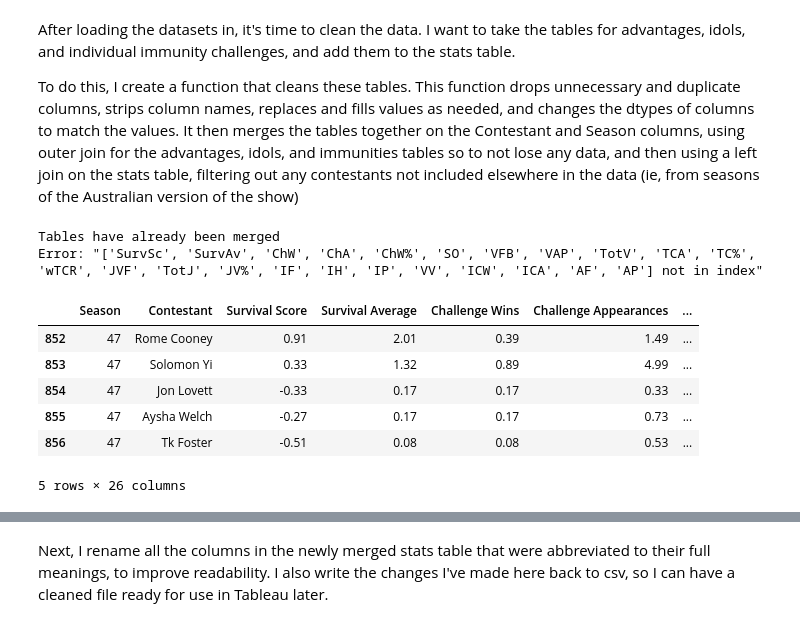
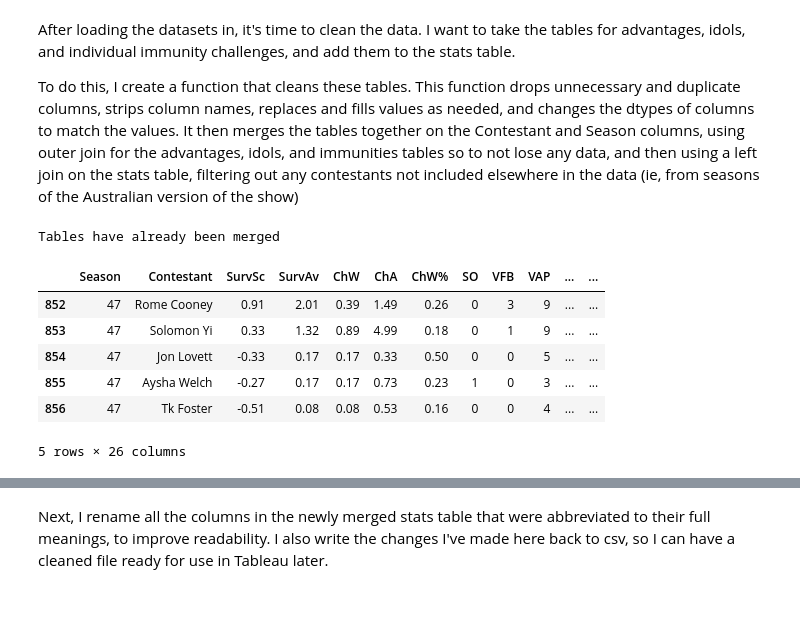
Before and after one commit to jubilbee/Survivor_EDA, a Jupyter notebook: Survivor_EDA.ipynb, the cells around one changed output, grey strips where cells are left out. Saved outputs shown, nothing was run; the diff lists cells and outputs as text; code cells hidden in the pictures.

Commit message:
Updated the function for extracting stats table in scraper.py, fixed datatypes in notebook, updated ERD

```diff
--- a/Survivor_EDA.ipynb
+++ b/Survivor_EDA.ipynb
@@ -103,40 +103,40 @@ def clean_and_merge(advantages:pd.DataFrame, idols:pd.DataFrame, immunities:pd.D
                                 'JV%', 'IF', 'IH', 'IP', 'VV', 'ICW', 'ICA', 'AF', 'AP', 'Notes']]
 
         stats['VAP'] = stats['VAP'].astype(str).str.rstrip('*')
         stats['TotV'] = stats['TotV'].astype(str).str.rstrip('*')
         stats['TCA'] = stats['TCA'].astype(str).str.rstrip('*')
         stats['TC%'] = stats['TC%'].astype(str).str.rstrip('*')
         stats['wTCR'] = stats['wTCR'].astype(str).str.rstrip('*')
 
         # drop rows where SurvSc is null (Season 48 - no values for stats yet)
         stats = stats.dropna(subset='SurvSc')
         # fill null values (notes with NA, everything else with 0)
         stats['Notes'] = stats['Notes'].fillna('NA')
         stats = stats.fillna(0)
         stats = stats.replace('-', '0')
         # to float- survsc, survav, chw, cha, chw%, tc%, wtcr, jv%
         # to int- so, vfb, vap, totv, tca, jvf, totj
-        stats.astype({
+        stats = stats.astype({
         'SurvSc': 'float64', 'SurvAv': 'float64', 'ChW': 'float64', 'ChA': 'float64',
         'ChW%': 'float64', 'TC%': 'float64', 'wTCR': 'float64', 'JV%': 'float64',
         'SO': 'int64', 'VFB': 'int64', 'VAP': 'int64', 'TotV': 'int64', 'TCA': 'int64',
-        'JVF': 'int64', 'TotJ': 'int64'
+        'JVF': 'int64', 'TotJ': 'int64', 'IF': 'int64', 'IH': 'int64', 'IP': 'int64', 'VV': 'int64', 'ICW': 'int64',
+        'ICA': 'int64', 'AF': 'int64', 'AP': 'int64'
         })
     except Exception as e:
         print(f'Error: {e}')
 
     return stats # will be used to clean idols, advantages, and immunities.
 
 stats = clean_and_merge(advantages, idols, immunities, stats)
 
 stats.tail()
 # %% [output]
 Tables have already been merged
-Error: "['SurvSc', 'SurvAv', 'ChW', 'ChA', 'ChW%', 'SO', 'VFB', 'VAP', 'TotV', 'TCA', 'TC%', 'wTCR', 'JVF', 'TotJ', 'JV%', 'IF', 'IH', 'IP', 'VV', 'ICW', 'ICA', 'AF', 'AP'] not in index"
-|  | Season | Contestant | Survival Score | Survival Average | Challenge Wins | Challenge Appearances | ... |
-| 852 | 47 | Rome Cooney | 0.91 | 2.01 | 0.39 | 1.49 | ... |
-| 853 | 47 | Solomon Yi | 0.33 | 1.32 | 0.89 | 4.99 | ... |
-| 854 | 47 | Jon Lovett | -0.33 | 0.17 | 0.17 | 0.33 | ... |
-| 855 | 47 | Aysha Welch | -0.27 | 0.17 | 0.17 | 0.73 | ... |
-| 856 | 47 | Tk Foster | -0.51 | 0.08 | 0.08 | 0.53 | ... |
+|  | Season | Contestant | SurvSc | SurvAv | ChW | ChA | ChW% | SO | VFB | VAP | ... | ... |
+| 852 | 47 | Rome Cooney | 0.91 | 2.01 | 0.39 | 1.49 | 0.26 | 0 | 3 | 9 | ... | ... |
+| 853 | 47 | Solomon Yi | 0.33 | 1.32 | 0.89 | 4.99 | 0.18 | 0 | 1 | 9 | ... | ... |
+| 854 | 47 | Jon Lovett | -0.33 | 0.17 | 0.17 | 0.33 | 0.50 | 0 | 0 | 5 | ... | ... |
+| 855 | 47 | Aysha Welch | -0.27 | 0.17 | 0.17 | 0.73 | 0.23 | 1 | 0 | 3 | ... | ... |
+| 856 | 47 | Tk Foster | -0.51 | 0.08 | 0.08 | 0.53 | 0.16 | 0 | 0 | 4 | ... | ... |
 5 rows × 26 columns
```
Also changed, not shown: parts of 1 cell of this notebook, 3 other files.
